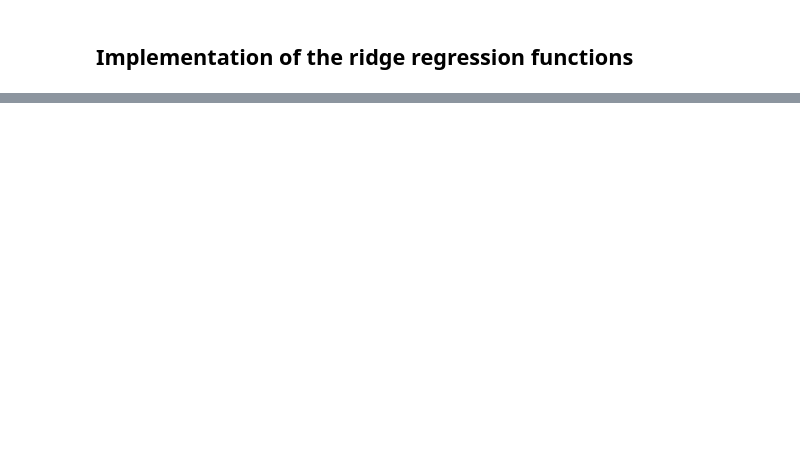
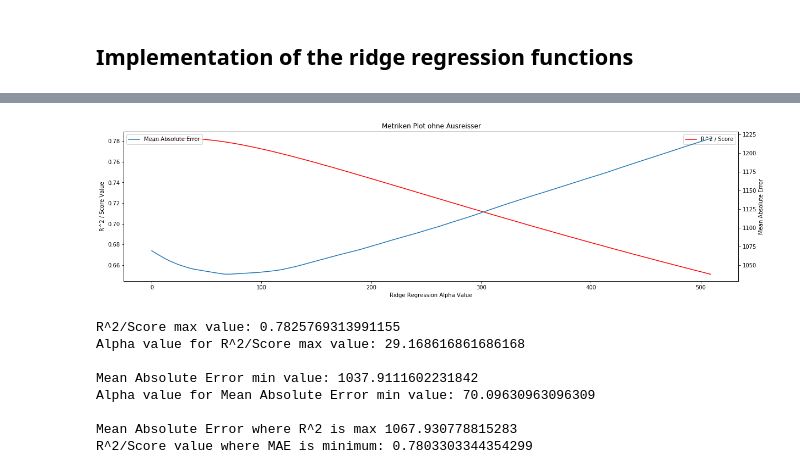
Before and after one commit to challenge-healthcare/regression, a Jupyter notebook: Main.ipynb, the cells around one changed output, grey strips where cells are left out. Cells and saved outputs as stored; diff of their text form; code cells hidden in the pictures; blank space fills up the shorter version.

```diff
--- a/Main.ipynb
+++ b/Main.ipynb
@@ -176,0 +453,66 @@ array([-8640.98653598,   155.4508523 ,  2551.42848186,   244.00368619,
+# %%
+labels = np.array(data_smoker['charges'])
+# The data we want to split = 'input'
+input = data_smoker.drop('charges', axis=1).drop('charges_level', axis=1).drop('bmi', axis = 1).drop('smoker', axis = 1)
+
+# The argument for the split function has to be an array
+input_list = list(input.columns)
+input = np.array(input)
+
+train_input, test_input, train_labels, test_labels = \
+    train_test_split(input, labels, test_size = 0.1, random_state = 42)
+
+train_input_standardize = (train_input - np.mean(train_input, axis=0)) / np.std(train_input, axis=0)
+test_input_standardize = (test_input - np.mean(test_input, axis=0)) / np.std(test_input, axis=0)
+
+##instantiate regressor
+scoreArray = []
+maeArray = []
+
+alphaRange = np.linspace(0, 509, 10000)
+for i in alphaRange:
+    RidgeRegressor = RidgeRegression(opt_method='neq', alpha = i)
+    ridge1 = RidgeRegressor.fit(train_input_standardize, train_labels)
+
+    predics = RidgeRegressor.predict(test_input_standardize)
+    score = RidgeRegressor.score(test_labels, predics)
+    mae = RidgeRegressor.mae(test_labels, predics)
+    maeArray.append(mae)
+    scoreArray.append(score)
+
+
+plt.rcParams["figure.figsize"] = (20,5)
+
+fig1, ax1 = plt.subplots() # two axes on figure
+ax1.plot(alphaRange, scoreArray, label="R^2 / Score", color = "r")
+ax1.set_xlabel("Ridge Regression Alpha Value")
+ax1.set_ylabel("R^2 / Score Value")
+plt.legend()
+
+ax2 = ax1.twinx()
+ax2.plot(alphaRange, maeArray, label="Mean Absolute Error")
+ax2.set_xlabel("Ridge Regression Alpha Value")
+ax2.set_ylabel("Mean Absolute Error")
+
+plt.title("Metriken Plot ohne Ausreisser")
+plt.legend()
+plt.show()
+
+print("R^2/Score max value:", np.amax(scoreArray))
+print("Alpha value for R^2/Score max value:", alphaRange[np.where(scoreArray == np.amax(scoreArray))][0])
+print("")
+print("Mean Absolute Error min value:", np.amin(maeArray))
+print("Alpha value for Mean Absolute Error min value:", alphaRange[np.where(maeArray == np.amin(maeArray))][0])
+print("")
+print("Mean Absolute Error where R^2 is max", maeArray[alphaRange[np.where(scoreArray == np.amax(scoreArray))][0].round(decimals=0).astype(np.int64)])
+print("R^2/Score value where MAE is minimum:", scoreArray[alphaRange[np.where(maeArray == np.amin(maeArray))][0].round(decimals=0).astype(np.int64)])
+# %% [output]
+[figure, added]
+R^2/Score max value: 0.7825769313991155
+Alpha value for R^2/Score max value: 29.168616861686168
+
+Mean Absolute Error min value: 1037.9111602231842
+Alpha value for Mean Absolute Error min value: 70.09630963096309
+
+Mean Absolute Error where R^2 is max 1067.930778815283
+R^2/Score value where MAE is minimum: 0.7803303344354299
```
Also changed, not shown: parts of 25 cells of this notebook.
